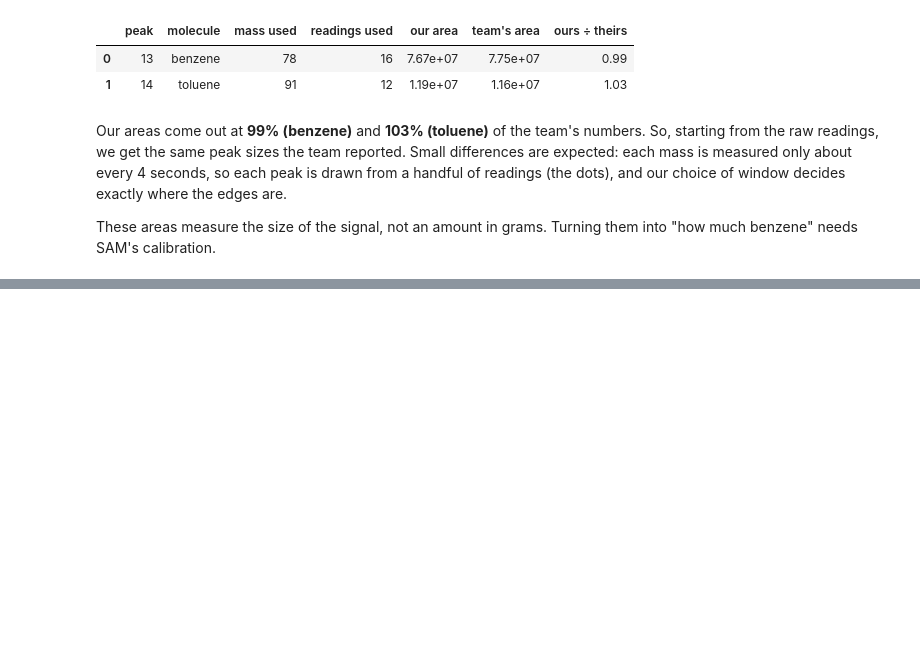
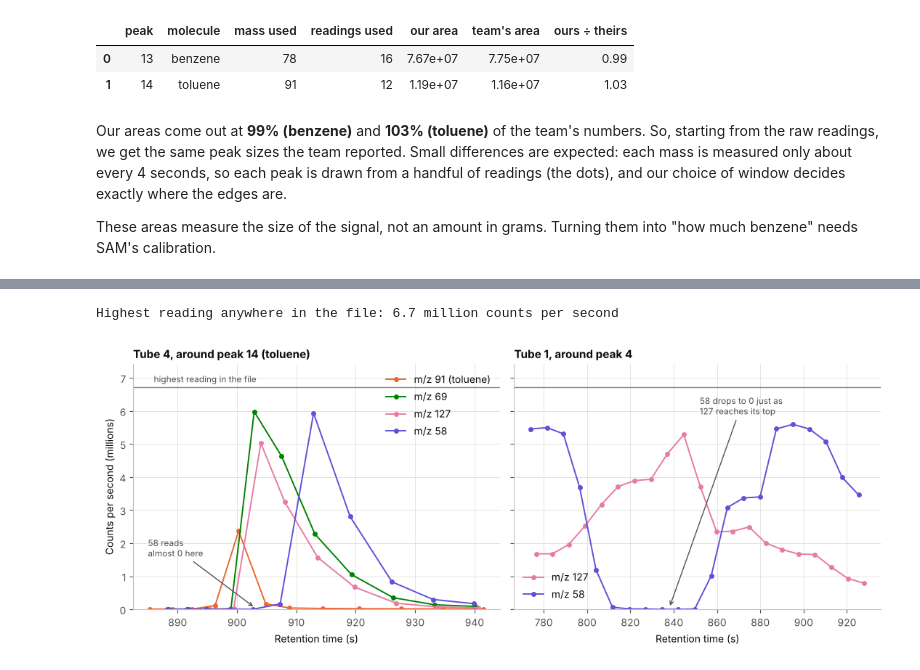
Before and after one commit to JadaPL/astro85, a Jupyter notebook: notebooks/11_mars_organics_prototype.ipynb, the cells around one changed output, grey strips where cells are left out. Drawn from its saved outputs; the diff is of its cells as text; code cells hidden in the pictures; blank space fills up the shorter version.

```diff
--- a/notebooks/11_mars_organics_prototype.ipynb
+++ b/notebooks/11_mars_organics_prototype.ipynb
@@ -498,0 +511,33 @@ These areas measure the size of the signal, not an amount in grams. Turning them
+# %%
+# Colors for this section: violet = the mystery substance's main piece (58)
+MYSTERY_COLORS = {91: COLORS[91], 58: '#6250d6', 69: '#008300', 127: '#e87ba4'}
+MYSTERY_LABELS = {91: 'm/z 91 (toluene)', 58: 'm/z 58', 69: 'm/z 69', 127: 'm/z 127'}
+highest_reading = ms['cps'].max() / 1e6
+print(f'Highest reading anywhere in the file: {highest_reading:.1f} million counts per second')
+
+fig, axes = plt.subplots(1, 2, figsize=(11, 4.4), sharey=True)
+panels = [(4, 885, 945, (91, 69, 127, 58), 'Tube 4, around peak 14 (toluene)'),
+          (1, 770, 930, (127, 58), 'Tube 1, around peak 4')]
+for ax, (column, start, end, masses, title) in zip(axes, panels):
+    run = runs[column]
+    for mass in masses:
+        trace = run[(run['mass'] == mass) & run['rt'].between(start, end)]
+        ax.plot(trace['rt'], trace['cps'] / 1e6, '-o', ms=4, color=MYSTERY_COLORS[mass], label=MYSTERY_LABELS[mass])
+    ax.axhline(highest_reading, color=GRAY, lw=1)
+    ax.set_title(title, loc='left')
+    ax.set_xlabel('Retention time (s)')
+axes[0].legend(loc='upper right')
+axes[1].legend(loc='lower left')
+axes[0].text(886, highest_reading + 0.15, 'highest reading in the file', fontsize=8.5, color=INK2)
+axes[0].annotate('58 reads\nalmost 0 here', xy=(903, 0.05), xytext=(885, 1.6), fontsize=8.5, color=INK2,
+                 arrowprops=dict(arrowstyle='->', color=INK2))
+axes[1].annotate('58 drops to 0 just as\n127 reaches its top', xy=(838, 0.05), xytext=(852, 5.9), fontsize=8.5, color=INK2,
+                 arrowprops=dict(arrowstyle='->', color=INK2))
+axes[0].set_ylabel('Counts per second (millions)')
+axes[0].set_ylim(0, highest_reading + 0.7)
+fig.tight_layout()
+fig.savefig(PLOTS / 'mars_sam_mystery_overload.png', dpi=150)
+plt.show()
+# %% [output]
+Highest reading anywhere in the file: 6.7 million counts per second
+[figure, added]
```
Also changed, not shown: parts of 9 cells of this notebook, 2 other files.
